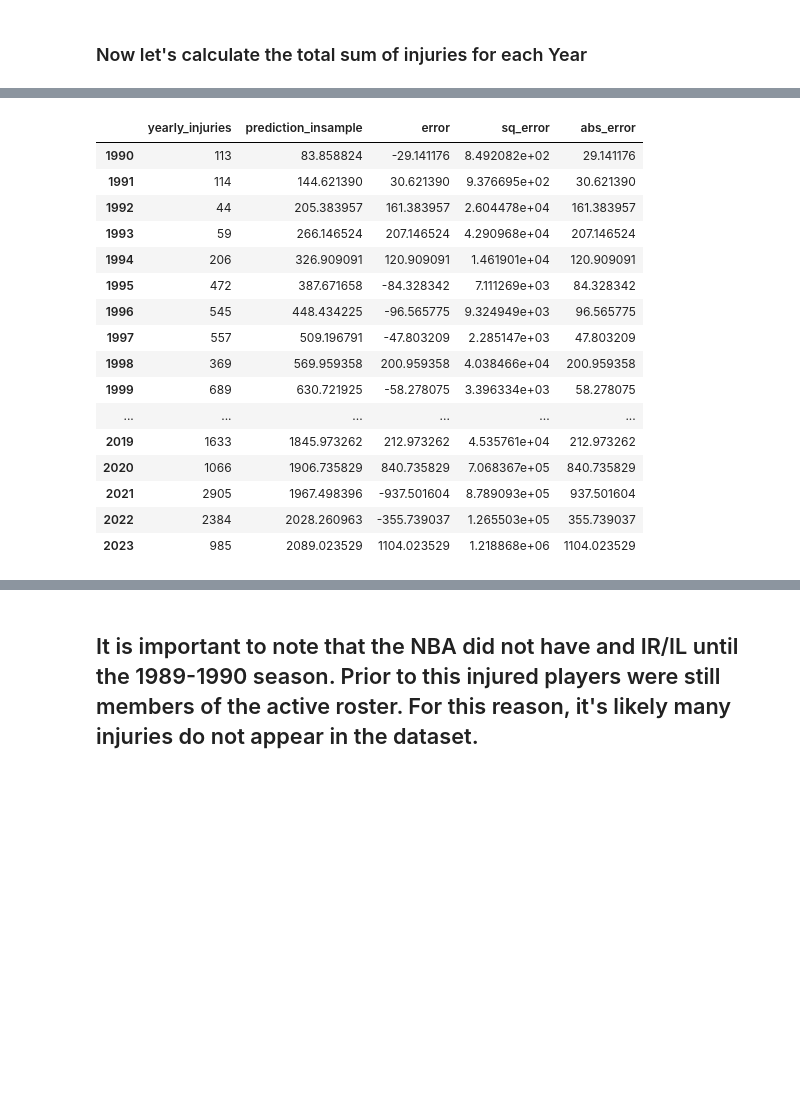
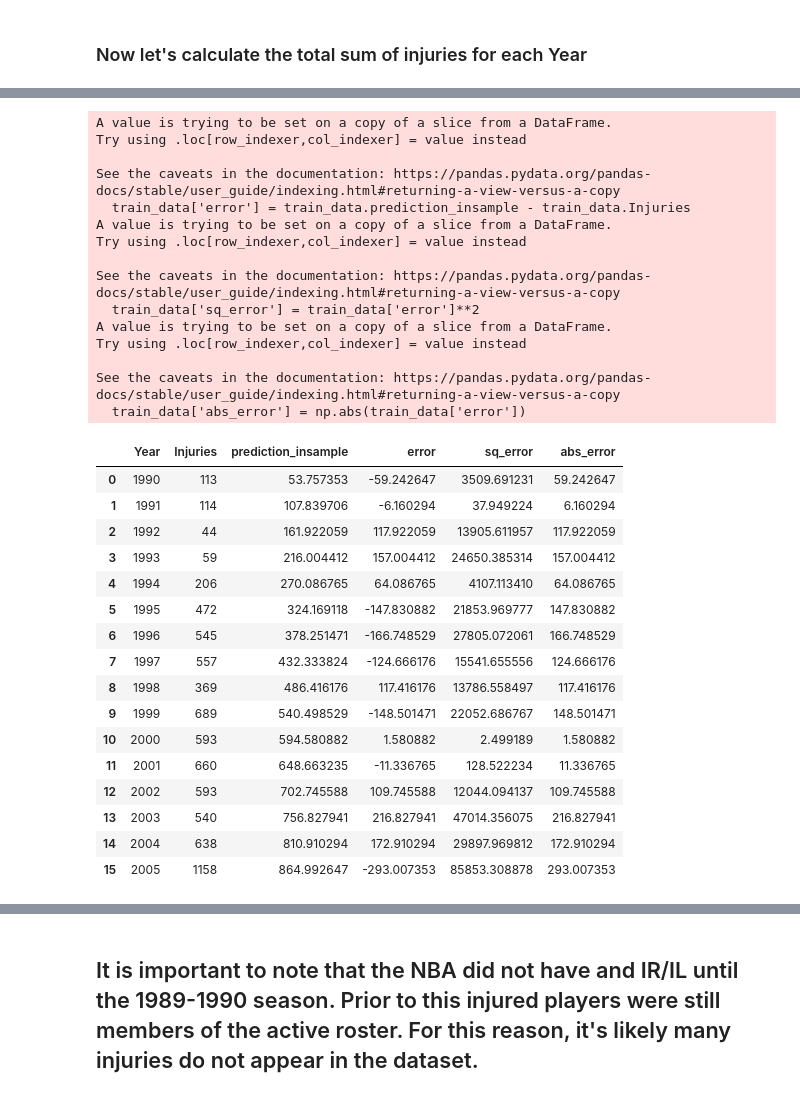
Before and after one commit to adc1021/NBAInjuryPredictor, a Jupyter notebook: notebooks/Forecasting.ipynb, the cells around one changed output, grey strips where cells are left out. Saved outputs shown, nothing was run; the diff lists cells and outputs as text; code cells hidden in the pictures; blank space fills up the shorter version.

Commit message:
Instead of the model being trained on the entire data set, it is now trained on just the first half of the data aka the train_data

```diff
--- a/notebooks/Forecasting.ipynb
+++ b/notebooks/Forecasting.ipynb
@@ -82,6 +82,8 @@ injuryData.dropna(axis='columns')
 # We only want to include data from the years after 1989
 yearly_injuries = {}
 total_injuries = 0
+
+df = pd.DataFrame()
 for year, group in injuryData.groupby('Year'):
     if year > 1989:
         injuries = group.shape[0]
@@ -90,10 +92,7 @@ for year, group in injuryData.groupby('Year'):
         # print(f"Year: {year} Injuries: {injuries}")
         # print(f"Total Injuries: {total_injuries}")
 
-df = pd.DataFrame()
-
-df['yearly_injuries'] = yearly_injuries
-
+df = pd.DataFrame(list(yearly_injuries.items()), columns=['Year', 'Injuries'])
 
 df
 # %% [output]
@@ -117,8 +116,9 @@ df
 # %%
 # Using Linear Regression function to fit our model
+train_data = df[:16]
 
-X_train = np.array(df.index).reshape(-1, 1)
-y_train = df['yearly_injuries']
+X_train = np.array(train_data['Year']).reshape(-1, 1)
+y_train = train_data['Injuries']
 reg = LinearRegression()
 
 fit_model = reg.fit(X_train, y_train)
@@ -133,5 +133,6 @@ fit_model.intercept_
 # %%
 # Added our insample prediction for each day to our training data set
-df['prediction_insample'] = fit_model.predict(X_train)
-df.head()
+
+train_data['prediction_insample'] = fit_model.predict(X_train)
+train_data.head()
 # %% [output]
@@ -144,28 +150,43 @@ df.head()
 # %%
-df['error'] = df.prediction_insample - df.yearly_injuries
-df['sq_error'] = df['error']**2
-df['error']**2
-df['abs_error'] = np.abs(df['error'])
+train_data['error'] = train_data.prediction_insample - train_data.Injuries
+train_data['sq_error'] = train_data['error']**2
+train_data['error']**2
+train_data['abs_error'] = np.abs(train_data['error'])
 
-df
+train_data
 # %% [output]
+A value is trying to be set on a copy of a slice from a DataFrame.
+Try using .loc[row_indexer,col_indexer] = value instead
+
+See the caveats in the documentation: https://pandas.pydata.org/pandas-docs/stable/user_guide/indexing.html#returning-a-view-versus-a-copy
+  train_data['error'] = train_data.prediction_insample - train_data.Injuries
+A value is trying to be set on a copy of a slice from a DataFrame.
+Try using .loc[row_indexer,col_indexer] = value instead
+
+See the caveats in the documentation: https://pandas.pydata.org/pandas-docs/stable/user_guide/indexing.html#returning-a-view-versus-a-copy
+  train_data['sq_error'] = train_data['error']**2
+A value is trying to be set on a copy of a slice from a DataFrame.
+Try using .loc[row_indexer,col_indexer] = value instead
+
+See the caveats in the documentation: https://pandas.pydata.org/pandas-docs/stable/user_guide/indexing.html#returning-a-view-versus-a-copy
+  train_data['abs_error'] = np.abs(train_data['error'])
-|  | yearly_injuries | prediction_insample | error | sq_error | abs_error |
-| 1990 | 113 | 83.858824 | -29.141176 | 8.492082e+02 | 29.141176 |
-| 1991 | 114 | 144.621390 | 30.621390 | 9.376695e+02 | 30.621390 |
-| 1992 | 44 | 205.383957 | 161.383957 | 2.604478e+04 | 161.383957 |
-| 1993 | 59 | 266.146524 | 207.146524 | 4.290968e+04 | 207.146524 |
-| 1994 | 206 | 326.909091 | 120.909091 | 1.461901e+04 | 120.909091 |
-| 1995 | 472 | 387.671658 | -84.328342 | 7.111269e+03 | 84.328342 |
-| 1996 | 545 | 448.434225 | -96.565775 | 9.324949e+03 | 96.565775 |
-| 1997 | 557 | 509.196791 | -47.803209 | 2.285147e+03 | 47.803209 |
-| 1998 | 369 | 569.959358 | 200.959358 | 4.038466e+04 | 200.959358 |
-| 1999 | 689 | 630.721925 | -58.278075 | 3.396334e+03 | 58.278075 |
-| ... | ... | ... | ... | ... | ... |
-| 2019 | 1633 | 1845.973262 | 212.973262 | 4.535761e+04 | 212.973262 |
-| 2020 | 1066 | 1906.735829 | 840.735829 | 7.068367e+05 | 840.735829 |
-| 2021 | 2905 | 1967.498396 | -937.501604 | 8.789093e+05 | 937.501604 |
-| 2022 | 2384 | 2028.260963 | -355.739037 | 1.265503e+05 | 355.739037 |
-| 2023 | 985 | 2089.023529 | 1104.023529 | 1.218868e+06 | 1104.023529 |
+|  | Year | Injuries | prediction_insample | error | sq_error | abs_error |
+| 0 | 1990 | 113 | 53.757353 | -59.242647 | 3509.691231 | 59.242647 |
+| 1 | 1991 | 114 | 107.839706 | -6.160294 | 37.949224 | 6.160294 |
+| 2 | 1992 | 44 | 161.922059 | 117.922059 | 13905.611957 | 117.922059 |
+| 3 | 1993 | 59 | 216.004412 | 157.004412 | 24650.385314 | 157.004412 |
+| 4 | 1994 | 206 | 270.086765 | 64.086765 | 4107.113410 | 64.086765 |
+| 5 | 1995 | 472 | 324.169118 | -147.830882 | 21853.969777 | 147.830882 |
+| 6 | 1996 | 545 | 378.251471 | -166.748529 | 27805.072061 | 166.748529 |
+| 7 | 1997 | 557 | 432.333824 | -124.666176 | 15541.655556 | 124.666176 |
+| 8 | 1998 | 369 | 486.416176 | 117.416176 | 13786.558497 | 117.416176 |
+| 9 | 1999 | 689 | 540.498529 | -148.501471 | 22052.686767 | 148.501471 |
+| 10 | 2000 | 593 | 594.580882 | 1.580882 | 2.499189 | 1.580882 |
+| 11 | 2001 | 660 | 648.663235 | -11.336765 | 128.522234 | 11.336765 |
+| 12 | 2002 | 593 | 702.745588 | 109.745588 | 12044.094137 | 109.745588 |
+| 13 | 2003 | 540 | 756.827941 | 216.827941 | 47014.356075 | 216.827941 |
+| 14 | 2004 | 638 | 810.910294 | 172.910294 | 29897.969812 | 172.910294 |
+| 15 | 2005 | 1158 | 864.992647 | -293.007353 | 85853.308878 | 293.007353 |
 # %%
 # Returns the mean for error, squared error and absolute error for the training set
 
```
Also changed, not shown: parts of 6 cells of this notebook.
